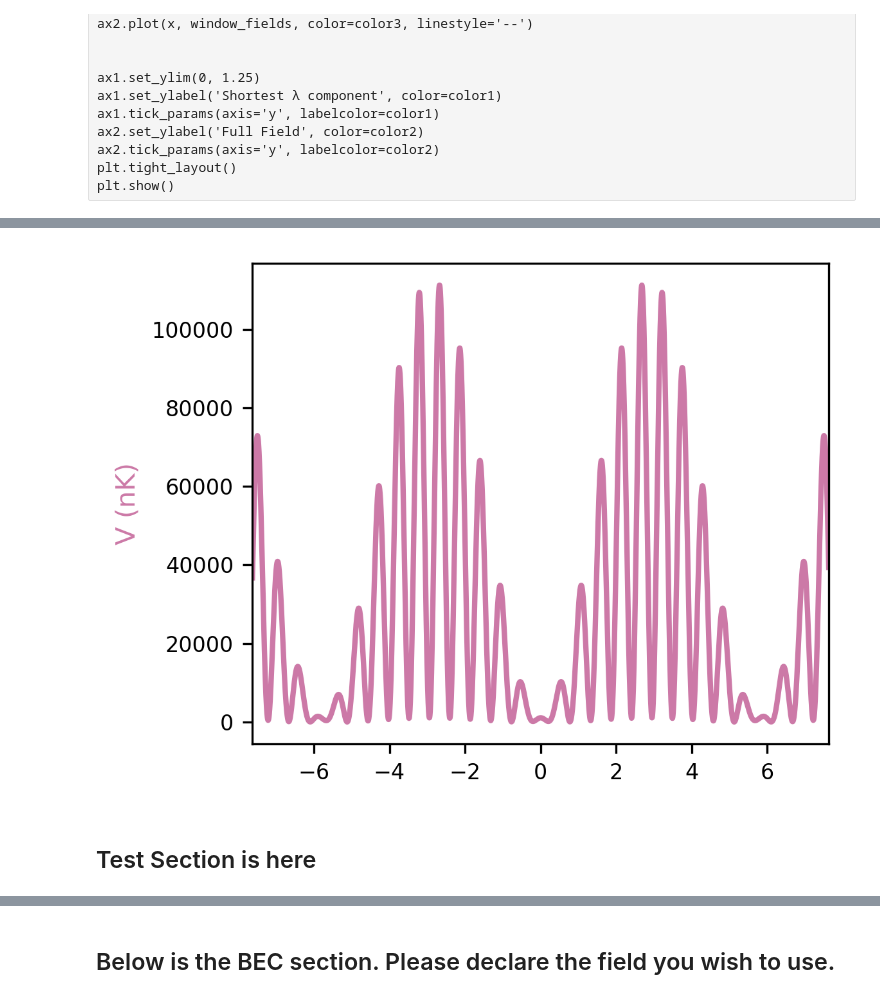
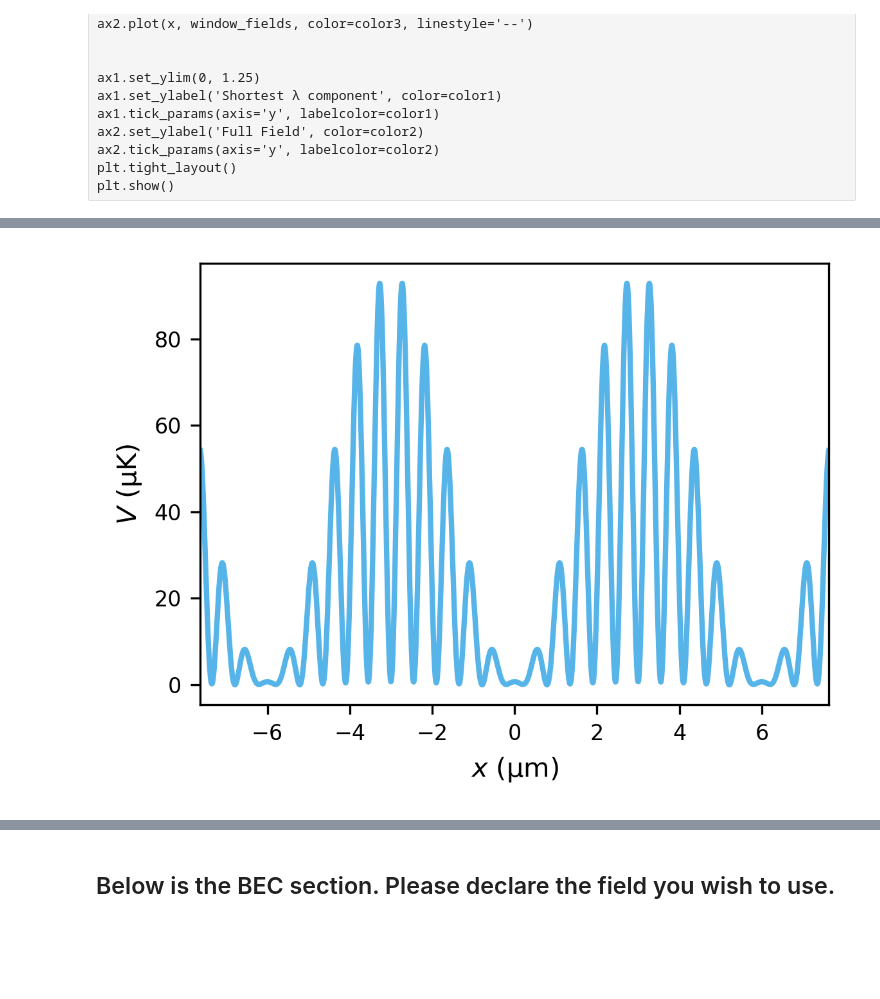
Before and after one commit to dustindberg/GPE, a Jupyter notebook: BEC_TwoFieldExample.ipynb, the cells around one changed output, grey strips where cells are left out. Saved outputs shown, nothing was run; the diff lists cells and outputs as text; code cells hidden in the pictures; blank space fills up the shorter version.

```diff
--- a/BEC_TwoFieldExample.ipynb
+++ b/BEC_TwoFieldExample.ipynb
@@ -238,7 +240,8 @@ def get_V(grid, ϕ1, ϕ2, λ1, λ2, a1, a2, units='K'):
 Define Laser Params and the simulation grid
 """
 # Control Amplitudes (in nm)
-λ_control = np.array([980, 1180])
+λ_control = np.array([1000, 1200])
+λ_min = min(λ_control)
 # Target wavelength (equal to the width of the superoscillations window)
 λ_target = 0.2 * principal_wavelength
 # Wavevectors in dimensionless units for computation purposes
@@ -255,6 +258,7 @@ dx = 2 * x_lim / x_res
 x = np.arange(-window/2, window/2, dx)
 x_full = np.arange(-x_lim, x_lim, dx)
 x_units = gpe.convert_x(x, -9)
+x_unitz = gpe.convert_x(x_full, -9)
 
 
 # Number of pulses
@@ -262,7 +266,7 @@ n = len(λ_control)
 # Determine the error tolerance
 eps = 1e-11
 # Amplitude of target barrier
-ampl = gpe.dimless_energy(600, -9)
+ampl = np.sqrt(gpe.dimless_energy(600, -9))
 # %%
 named_params = {
     'window_length': round(λ_target, 5),
@@ -375,9 +378,10 @@ vals, vecs = eigh(S)
 #########################################################################
 m = k[0] - k[1]
 p = k[0] + k[1]
-xi = x[0]
-xf = x[-1]
+xi = -0.5 * window
+xf = 0.5 * window
 # window = gpe.dimless_x(λ_target, -9)
+print(f'xi: {xi}, xf: {xf}')
 
 # This notation is awful and I don't care
 a1a1 = α1 * (0.5 * window - (np.sin(2 * k[0] * xf) - np.sin(2 * k[0] * xi)) / (4 * k[0]))
@@ -680,41 +689,41 @@ plt.show()
 # %%
 # Visual Assesment Modifier
-vam = 1.1e8
+vam = 1.03e8
 
 winamps = winner_amps * vam
 
 """ae_winfull, ae_winfull_order = get_V(gpe.convert_x(x_full, 0),
                                winner_combined_phases[0], winner_combined_phases[1],
                                λ_control[0], λ_control[1],
                                winamps[0], winamps[1])
 ae_win, ae_win_order = get_V(gpe.convert_x(x, 0),
                                winner_combined_phases[0], winner_combined_phases[1],
                                λ_control[0], λ_control[1],
                                winamps[0], winamps[1])"""
 
 ae_winfull = np.array(-α1 * (winamps[0] * f0 + winamps[1] * f1) ** 2 - α2 * (winamps[2] * f2 + winamps[3] * f3) ** 2
                        - (α1 + α2) * (winamps[0] * f0 + winamps[1] * f1) * (winamps[2] * f2 + winamps[3] * f3))
 ae_winfull_order = α2_order
 ae_win = np.array(-α1 * (winamps[0] * E0 + winamps[1] * E1) ** 2 - α2 * (winamps[2] * E2 + winamps[3] * E3) ** 2
                       - (α1 + α2) * (winamps[0] * E0 + winamps[1] * E1) * (winamps[2] * E2 + winamps[3] * E3))
 ae_win_order = α2_order
 
 
 adjusted_eig_winner = -1 * ae_win.copy()
 adjusted_eig_winner -= min(adjusted_eig_winner)
 adjusted_eig_winner *= 10 ** ae_win_order
 adjusted_eig_zoom = -1 * ae_winfull.copy()
 adjusted_eig_zoom -= min(adjusted_eig_zoom)
 adjusted_eig_zoom *= 10 ** ae_winfull_order
 
 
 plt.figure()
-plt.plot(gpe.convert_x(x_full, -6), gpe.convert_energy(adjusted_eig_zoom, -9), color=color2)
-plt.ylabel('V (nK)', color=color2)
+plt.plot(gpe.convert_x(x_full, -6), gpe.convert_energy(adjusted_eig_zoom, -6), color=color1)
+plt.ylabel('$V$ (μK)')
+plt.xlabel('$x$ (μm)')
 plt.xlim(gpe.convert_x([x_full[0], x_full[-1]], -6))
 plt.tight_layout()
+plt.savefig(f'{file_path}/{file_name}_AdjustedPotential.pdf')
 plt.show()
 # %% [output]
-[figure, old version]
+[figure, new version]
-# %% [markdown]
-## Test Section is here
```
Also changed, not shown: parts of 33 cells of this notebook.
